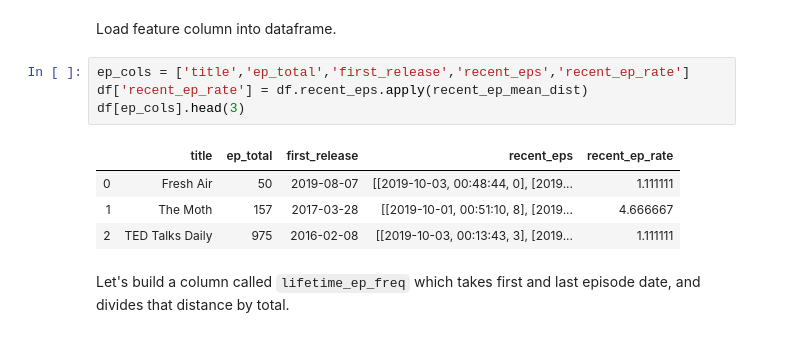
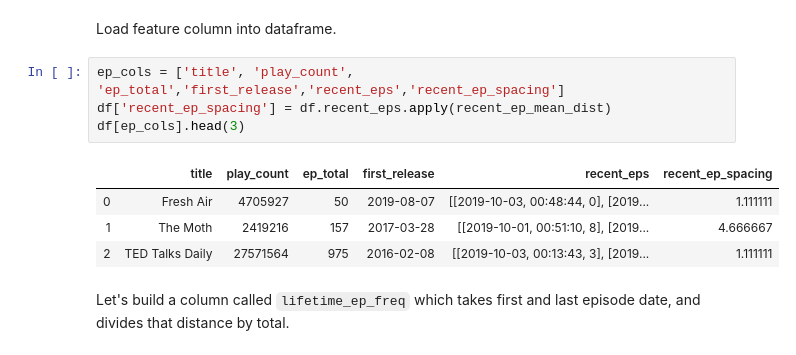
Before and after one commit to thomkav/regression-podcast-popularity, a Jupyter notebook: notebooks/data_processing.ipynb, the cells around one changed output. Cells and saved outputs as stored; diff of their text form.

```diff
--- a/notebooks/data_processing.ipynb
+++ b/notebooks/data_processing.ipynb
@@ -84,14 +86,14 @@ recent_ep_mean_dist(sample_eps)
 # %% [markdown]
 Load feature column into dataframe.
 # %%
-ep_cols = ['title','ep_total','first_release','recent_eps','recent_ep_rate']
-df['recent_ep_rate'] = df.recent_eps.apply(recent_ep_mean_dist)
+ep_cols = ['title', 'play_count', 'ep_total','first_release','recent_eps','recent_ep_spacing']
+df['recent_ep_spacing'] = df.recent_eps.apply(recent_ep_mean_dist)
 df[ep_cols].head(3)
 # %% [output]
-|  | title | ep_total | first_release | recent_eps | recent_ep_rate |
-| 0 | Fresh Air | 50 | 2019-08-07 | [[2019-10-03, 00:48:44, 0], [2019... | 1.111111 |
-| 1 | The Moth | 157 | 2017-03-28 | [[2019-10-01, 00:51:10, 8], [2019... | 4.666667 |
-| 2 | TED Talks Daily | 975 | 2016-02-08 | [[2019-10-03, 00:13:43, 3], [2019... | 1.111111 |
+|  | title | play_count | ep_total | first_release | recent_eps | recent_ep_spacing |
+| 0 | Fresh Air | 4705927 | 50 | 2019-08-07 | [[2019-10-03, 00:48:44, 0], [2019... | 1.111111 |
+| 1 | The Moth | 2419216 | 157 | 2017-03-28 | [[2019-10-01, 00:51:10, 8], [2019... | 4.666667 |
+| 2 | TED Talks Daily | 27571564 | 975 | 2016-02-08 | [[2019-10-03, 00:13:43, 3], [2019... | 1.111111 |
 # %% [markdown]
 Let's build a column called `lifetime_ep_freq` which takes first and last episode date, and divides that distance by total.
 # %%
```
Also changed, not shown: parts of 15 cells of this notebook.
